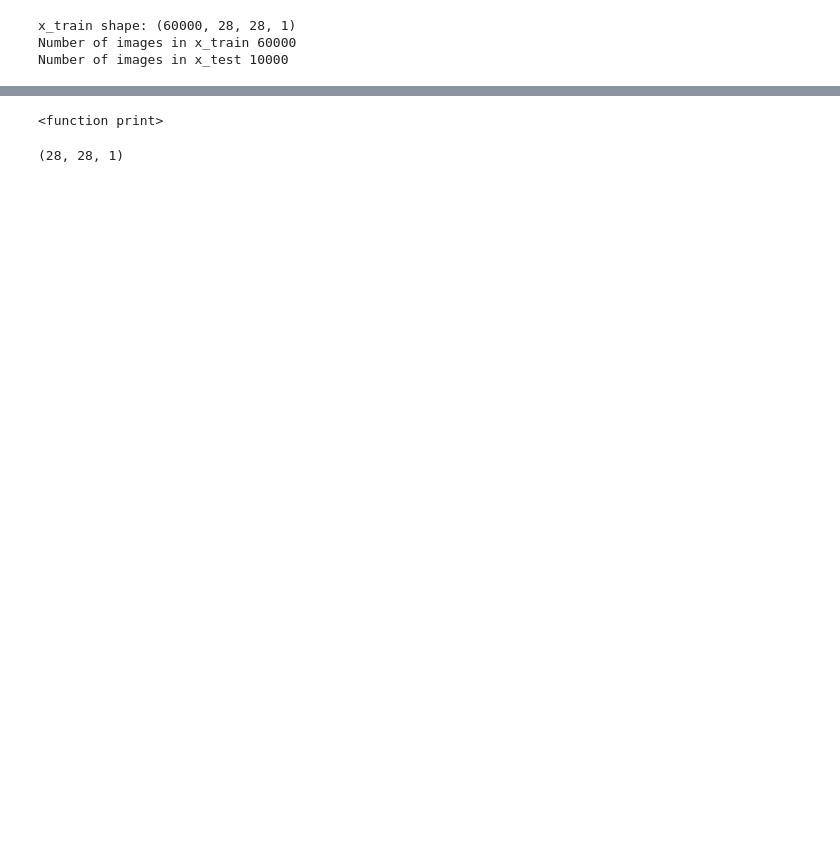
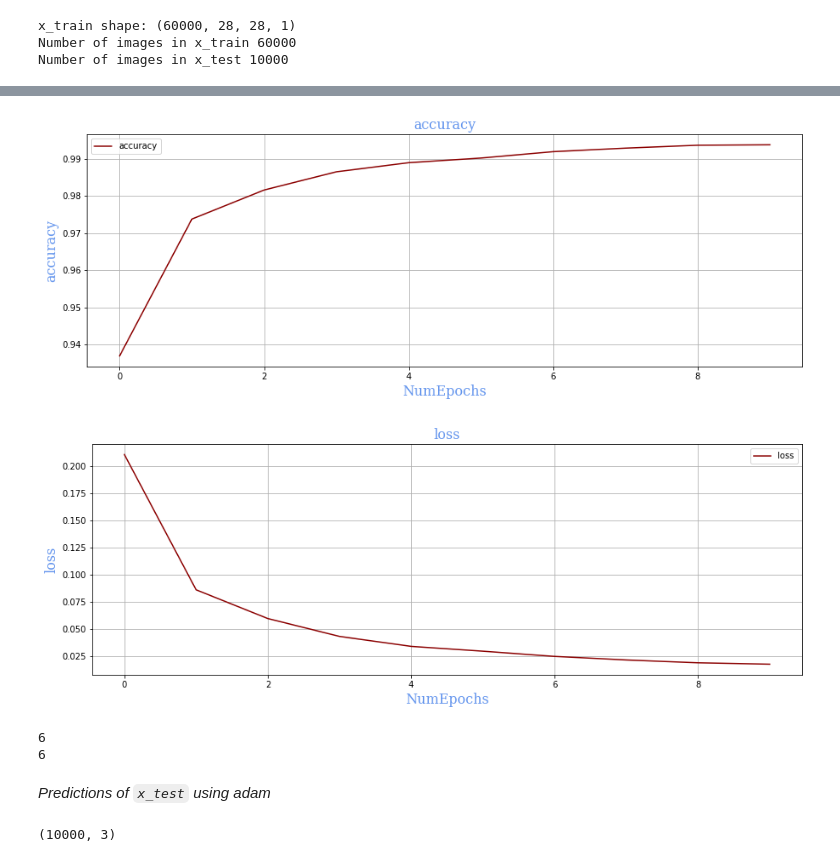
Before and after one commit to SaiVamshiKatkuri/Digit-Recognition, a Jupyter notebook: Digit_recognition.ipynb, the cells around one changed output, grey strips where cells are left out. Saved outputs shown, nothing was run; the diff lists cells and outputs as text; code cells hidden in the pictures; blank space fills up the shorter version.

```diff
--- a/Digit_recognition.ipynb
+++ b/Digit_recognition.ipynb
@@ -131,0 +176,4 @@ model.evaluate(x_test, y_test)
+# %%
+model2,history_Adam=train_Model("adam")       ## Calling the function
+print(model2.summary())                       ## Summary of the model
+print(history_Adam)
@@ -131,0 +203,15 @@ model.evaluate(x_test, y_test)
+# %%
+curvePlots("accuracy",history_Adam)          ## Calling functions to plot graphs
+curvePlots("loss",history_Adam)
+# %% [output]
+[figure, added]
+[figure, added]
+# %%
+pred=model1.predict(np.expand_dims(x_test[3000],axis=0))     ## prediction on a single image
+print(pred.argmax())
+print(y_test[3000])
+# %% [output]
+6
+6
+# %% [markdown]
+*Predictions of `x_test` using adam*
@@ -132,8 +222,4 @@ model.evaluate(x_test, y_test)
 # %%
-print
+print(sample_df.shape)
 # %% [output]
-<function print>
+(10000, 3)
-# %%
-print(x_test[4000].shape)
-# %% [output]
-(28, 28, 1)
```
Also changed, not shown: parts of 36 cells of this notebook.
